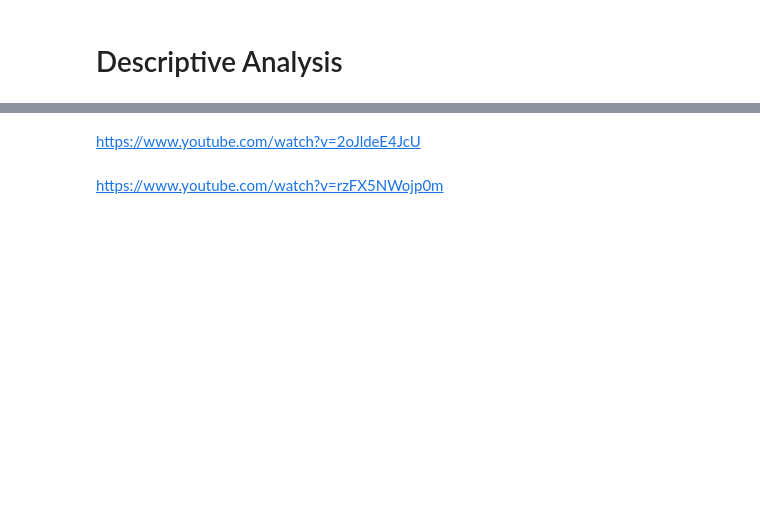
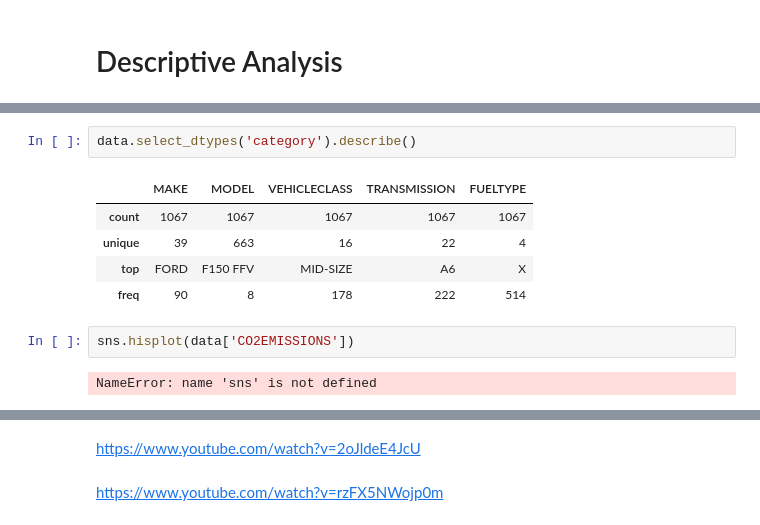
Before and after one commit to chang99729/py34sa3l2, a Jupyter notebook: Lecture 02/Linear Regression.ipynb, the cells around one changed output, grey strips where cells are left out. Saved outputs shown, nothing was run; the diff lists cells and outputs as text; blank space fills up the shorter version.

```diff
--- a/Lecture 02/Linear Regression.ipynb
+++ b/Lecture 02/Linear Regression.ipynb
@@ -26,3 +150,15 @@ Dataset: FuelConsumptionCo2.csv
+# %%
+data.select_dtypes('category').describe()
+# %% [output]
+|  | MAKE | MODEL | VEHICLECLASS | TRANSMISSION | FUELTYPE |
+| count | 1067 | 1067 | 1067 | 1067 | 1067 |
+| unique | 39 | 663 | 16 | 22 | 4 |
+| top | FORD | F150 FFV | MID-SIZE | A6 | X |
+| freq | 90 | 8 | 178 | 222 | 514 |
+# %%
+sns.hisplot(data['CO2EMISSIONS'])
+# %% [output]
+NameError: name 'sns' is not defined
 # %% [markdown]
 ![](https://upload.wikimedia.org/wikipedia/commons/0/0d/Distribution_of_Annual_Household_Income_in_the_United_States_2010.png)
 # %% [markdown]
```
Also changed, not shown: parts of 16 cells of this notebook.
